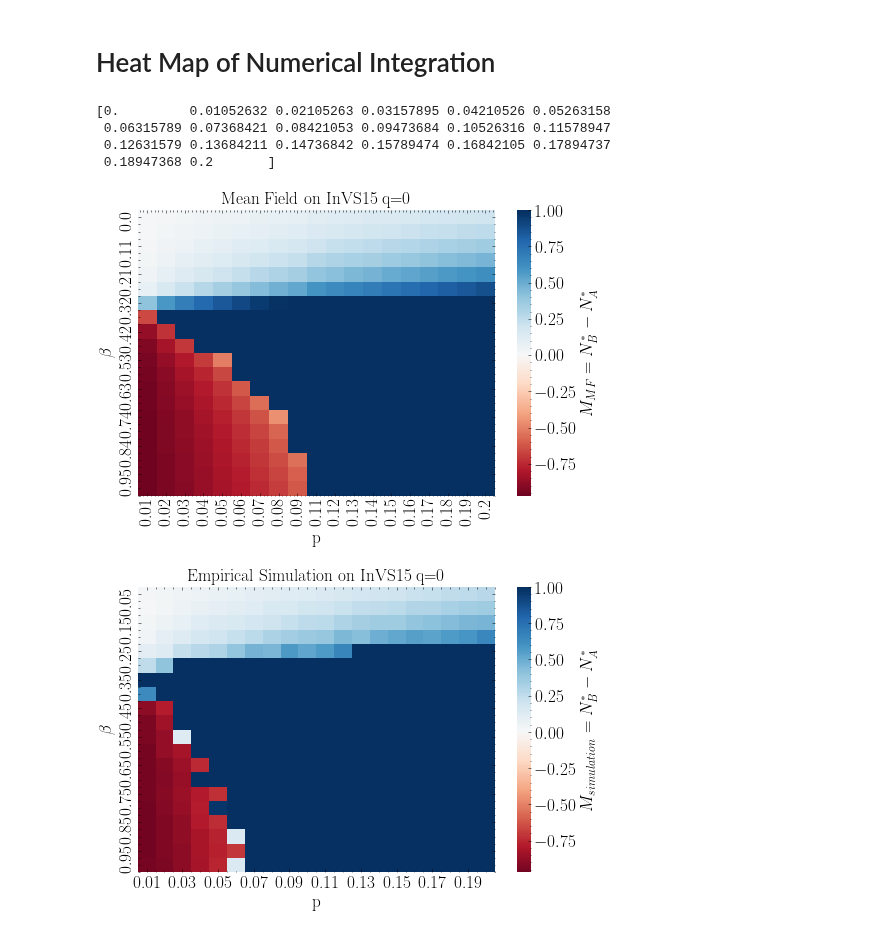
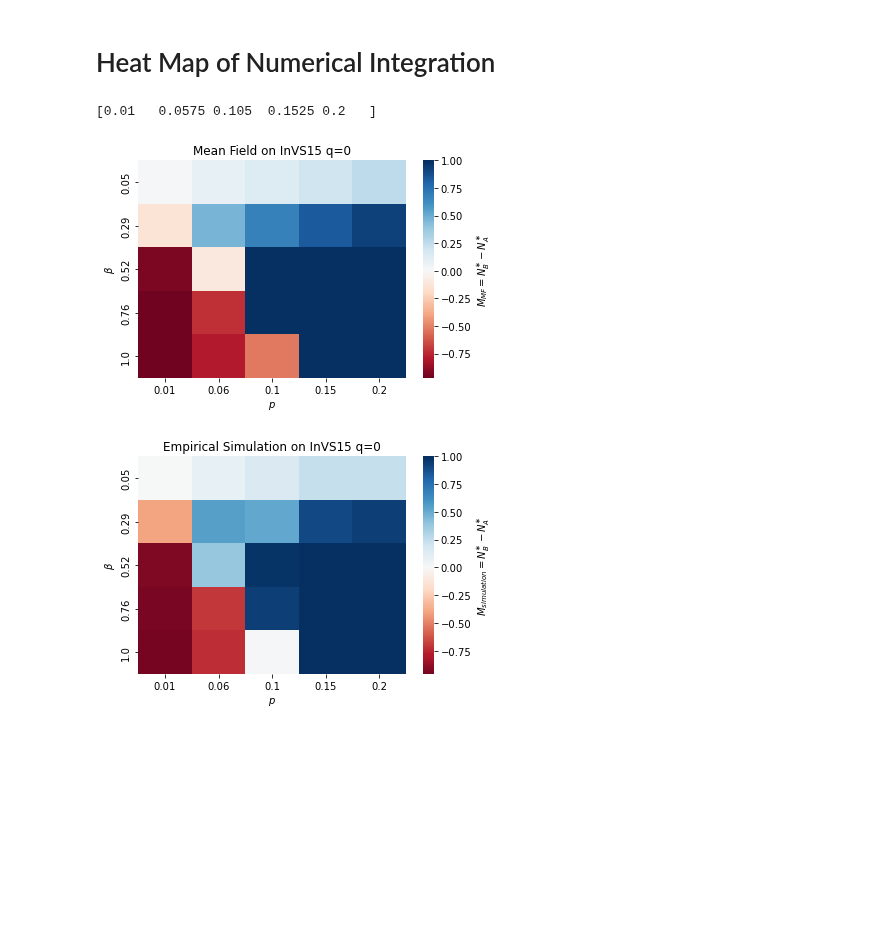
Before and after one commit to tomcjackc/higher-order-social-dynamics, a Jupyter notebook: mean-field_studies/preacher/numerical_integration/Plotting Numerical Integration in Proper Style.ipynb, the cells around one changed output. Drawn from its saved outputs; the diff is of its cells as text; code cells hidden in the pictures; blank space fills up the shorter version.

```diff
--- a/mean-field_studies/preacher/numerical_integration/Plotting Numerical Integration in Proper Style.ipynb
+++ b/mean-field_studies/preacher/numerical_integration/Plotting Numerical Integration in Proper Style.ipynb
@@ -17,22 +17,21 @@ from numpy import genfromtxt
 import matplotlib as mpl
 import pandas as pd
 import seaborn as sb
+import sklearn as sk
+import sklearn.metrics as met
 
 
-mpl.style.use('report_style.mplstyle')
+# mpl.style.use('report_style.mplstyle')
 # %%
-ps = np.linspace(0.01, 0.2, 20)
-betas = np.linspace(0.05, 1, 20)
-run_length = 10**5
+ps = np.linspace(0.01, 0.2, 5)
+betas = np.linspace(0.05, 1, 5)
+run_length = 10**4
 qs = [0]
-ensemble_size=10
+ensemble_size=2
 social_structures = ['InVS15']#, 'LyonSchool', 'SFHH', 'Thiers13']
 print(ps)
 # %% [output]
-[0.         0.01052632 0.02105263 0.03157895 0.04210526 0.05263158
- 0.06315789 0.07368421 0.08421053 0.09473684 0.10526316 0.11578947
- 0.12631579 0.13684211 0.14736842 0.15789474 0.16842105 0.17894737
- 0.18947368 0.2       ]
+[0.01   0.0575 0.105  0.1525 0.2   ]
 # %%
 
 for social_structure in social_structures:
@@ -45,50 +44,50 @@ for social_structure in social_structures:
         fname_B = f'heatmap_int_B_res_{len(betas)}x{len(ps)}_{social_structure}_q={q}_{run_length}'
         data_B = pd.read_csv(f'finished_outputs/{fname_B}.csv', index_col=0)
 
-        fname_A_sim = f'heatmap_sim_A_res_{len(betas)}x{len(ps)}_{social_structure}_q={q}_{run_length*10}_{ensemble_size}'
-        data_A_sim = pd.read_csv(f'finished_outputs/{fname_A_sim}.csv', index_col=0)
+        fname_A_sim = f'heatmap_A_res_{len(betas)}x{len(ps)}_{social_structure}_{q}_{run_length}_{ensemble_size}'
+        data_A_sim = pd.read_csv(f'../../../higher order ng (adaptive traveling speaker v2)/finished_outputs/{fname_A_sim}.csv', index_col=0)
 
-        fname_B_sim = f'heatmap_sim_B_res_{len(betas)}x{len(ps)}_{social_structure}_q={q}_{run_length*10}_{ensemble_size}'
-        data_B_sim = pd.read_csv(f'finished_outputs/{fname_B_sim}.csv', index_col=0)
+        fname_B_sim = f'heatmap_B_res_{len(betas)}x{len(ps)}_{social_structure}_{q}_{run_length}_{ensemble_size}'
+        data_B_sim = pd.read_csv(f'../../../higher order ng (adaptive traveling speaker v2)/finished_outputs/{fname_B_sim}.csv', index_col=0)
 
         #print(data_B_sim.head())
-        data_B.drop(columns = ['0.0'], inplace=True)
-        data_A.drop(columns = ['0.0'], inplace=True)
+        # data_B.drop(columns = ['0.0'], inplace=True)
+        # data_A.drop(columns = ['0.0'], inplace=True)
 
 
 
         colormap = sb.color_palette(palette="RdBu", n_colors=None, desat=None, as_cmap=True)
         sb.heatmap(data_B-data_A, cbar_kws={'label':r'$M_{MF} = N_{B}^{\ast}-N_{A}^{\ast}$'}, cmap=colormap, center=0)
         plt.title(f'Mean Field on {social_structure} q={q}')
-        plt.xlabel('p')
+        plt.xlabel(r'$p$')
         plt.ylabel(r'$\beta$')
         plt.savefig(f'figures/heatmap_int_res_{len(ps)}x{len(betas)}_{social_structure}_{q}_{run_length}.pdf')
         plt.show()
 
         colormap = sb.color_palette(palette="RdBu", n_colors=None, desat=None, as_cmap=True)
         sb.heatmap(data_B_sim-data_A_sim, cbar_kws={'label':r'$M_{simulation} = N_{B}^{\ast}-N_{A}^{\ast}$'}, cmap=colormap, center=0)
         plt.title(f'Empirical Simulation on {social_structure} q={q}')
-        plt.xlabel('p')
+        plt.xlabel(r'$p$')
         plt.ylabel(r'$\beta$')
         plt.savefig(f'figures/heatmap_sim_res_{len(ps)}x{len(betas)}_{social_structure}_{q}_{run_length*10}.pdf')
         plt.show()
 
         M_sim = data_B_sim - data_A_sim
         M_MF = data_A - data_B
 #         print(M_sim.index.values)
 #         print(M_MF.index.values)
 
 
 
         #error = error.abs()
 #         colormap = sb.color_palette(palette="RdBu", n_colors=None, desat=None, as_cmap=True)
 #         sb.heatmap(error, cbar_kws={'label':r'$|M_{simulation} - M_{MF}|$'}, cmap=colormap, center=0)
 #         plt.title(f'{social_structure} q={q}')
 #         plt.xlabel('p')
 #         plt.ylabel(r'$\beta$')
 #         plt.savefig(f'figures/heatmap_error_res_{len(ps)}x{len(betas)}_{social_structure}_{q}_{run_length*10}.pdf')
 #         plt.show()
 # %% [output]
-[figure, old version]
+[figure, new version]
-[figure, old version]
+[figure, new version]
 # %%
```
Also changed, not shown: parts of 1 cell of this notebook, 17 other files.
